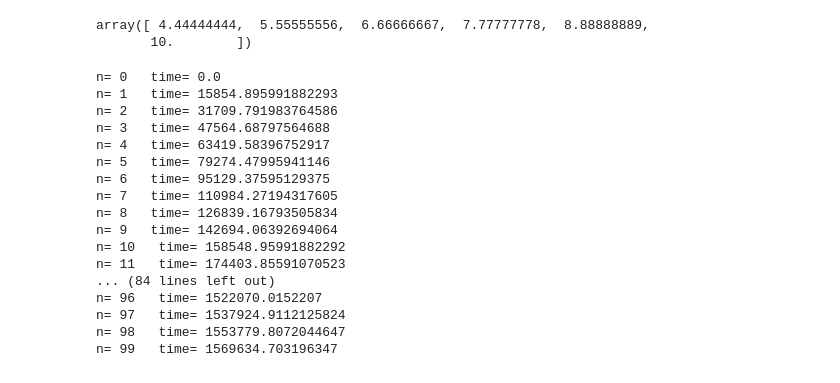
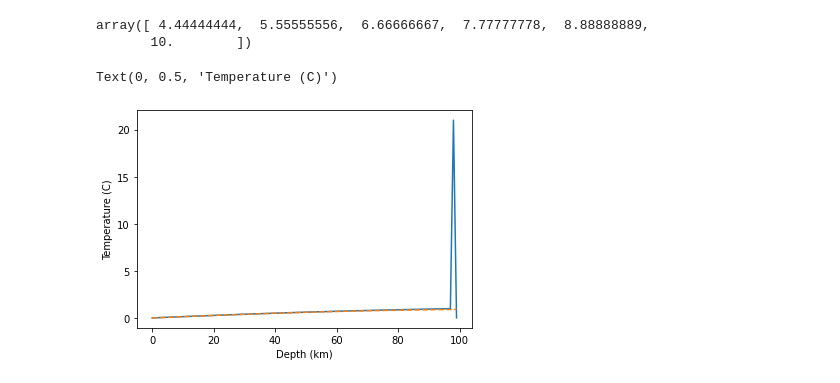
Before and after one commit to speleophysics/Math-modeling-2020, a Jupyter notebook: heat-equation/heat-equation.ipynb, the cells around one changed output. Drawn from its saved outputs; the diff is of its cells as text; code cells hidden in the pictures.

```diff
--- a/heat-equation/heat-equation.ipynb
+++ b/heat-equation/heat-equation.ipynb
@@ -87,27 +87,3 @@ plot(x_peak, y_peak)
 # %% [output]
 array([ 4.44444444,  5.55555556,  6.66666667,  7.77777778,  8.88888889,
        10.        ])
-# %%
-for n, time in enumerate(t):
-    print('n=',n, '  time=',time)
-    #print('time)
-
-#arange(nt)
-# %% [output]
-n= 0   time= 0.0
-n= 1   time= 15854.895991882293
-n= 2   time= 31709.791983764586
-n= 3   time= 47564.68797564688
-n= 4   time= 63419.58396752917
-n= 5   time= 79274.47995941146
-n= 6   time= 95129.37595129375
-n= 7   time= 110984.27194317605
-n= 8   time= 126839.16793505834
-n= 9   time= 142694.06392694064
-n= 10   time= 158548.95991882292
-n= 11   time= 174403.85591070523
-... (84 lines left out)
-n= 96   time= 1522070.0152207
-n= 97   time= 1537924.9112125824
-n= 98   time= 1553779.8072044647
-n= 99   time= 1569634.703196347
@@ -113,0 +134,18 @@ n= 99   time= 1569634.703196347
+# %%
+def T_ana(n):
+    j = arange(nx)
+    return T_ocean + (T_init - T_ocean)*erf(0.5*sqrt(j**2/(Fo*n)))
+
+
+plot(x, T[90,:])
+plot(x, T_ana(90), '--')
+#plot(x, T[25,:])
+#plot(x, T_ana(25), '--')
+#plot(x, T[90,:])
+#plot(x, T_ana(90), '--')
+#plot(T[99,:])
+xlabel('Depth (km)')
+ylabel('Temperature (C)')
+# %% [output]
+Text(0, 0.5, 'Temperature (C)')
+[figure, added]
```
Also changed, not shown: parts of 2 cells of this notebook.
